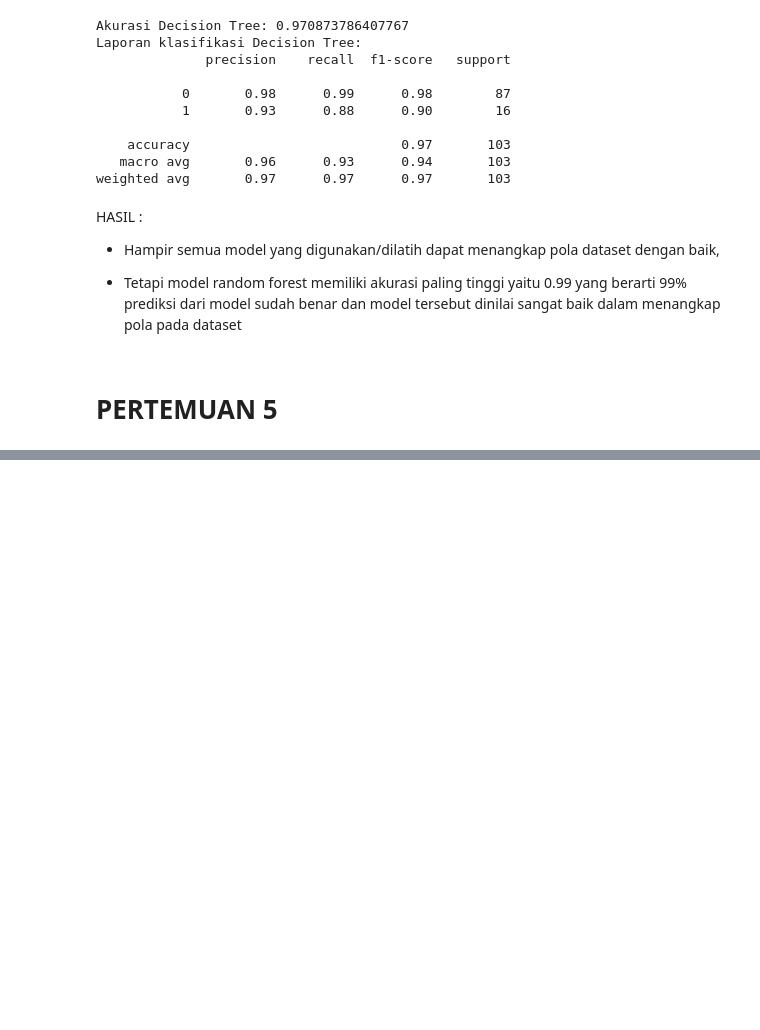
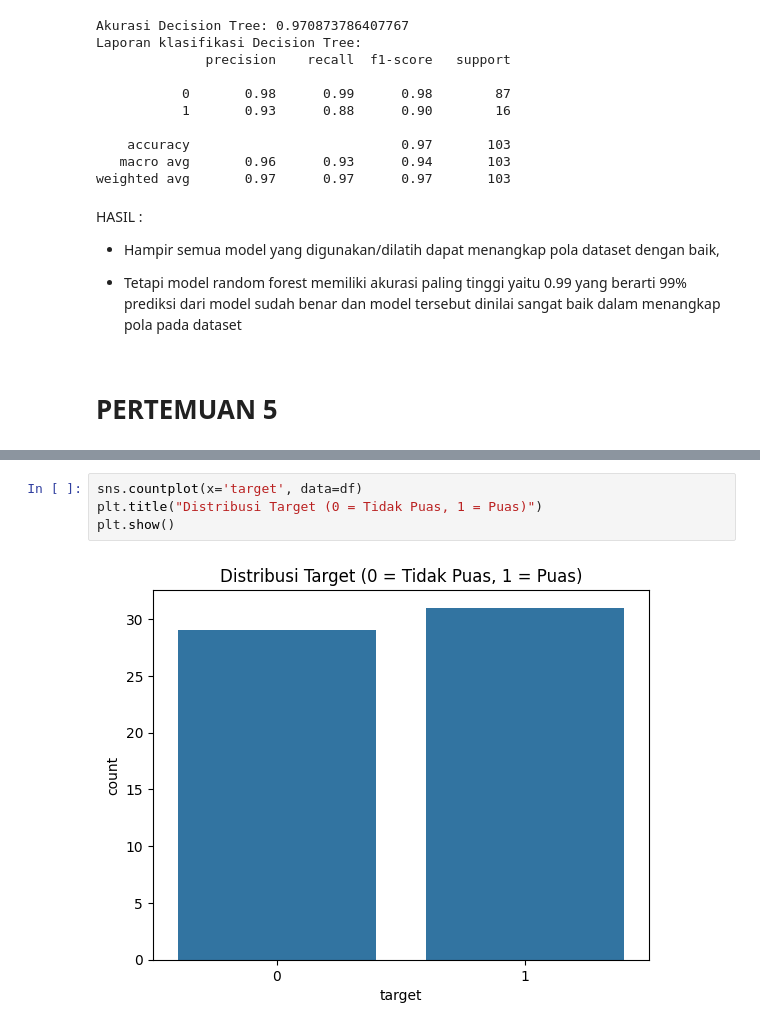
Before and after one commit to kristoowae/Portofolio-Google_Notebook, a Jupyter notebook: WORKSHOPML.ipynb, the cells around one changed output, grey strips where cells are left out. Cells and saved outputs as stored; diff of their text form; blank space fills up the shorter version.

```diff
--- a/WORKSHOPML.ipynb
+++ b/WORKSHOPML.ipynb
@@ -854,0 +1071,6 @@ HASIL :
+# %%
+sns.countplot(x='target', data=df)
+plt.title("Distribusi Target (0 = Tidak Puas, 1 = Puas)")
+plt.show()
+# %% [output]
+[figure, added]
```
Also changed, not shown: parts of 18 cells of this notebook.
